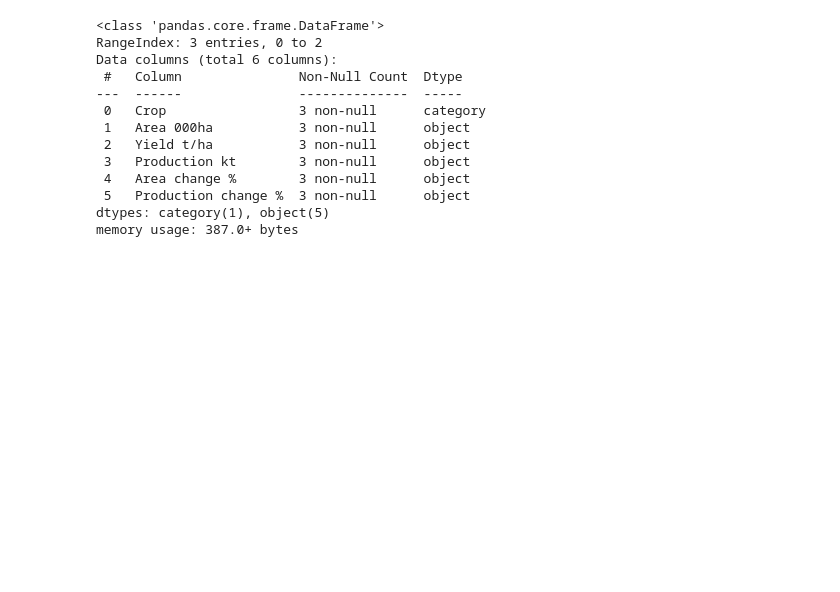
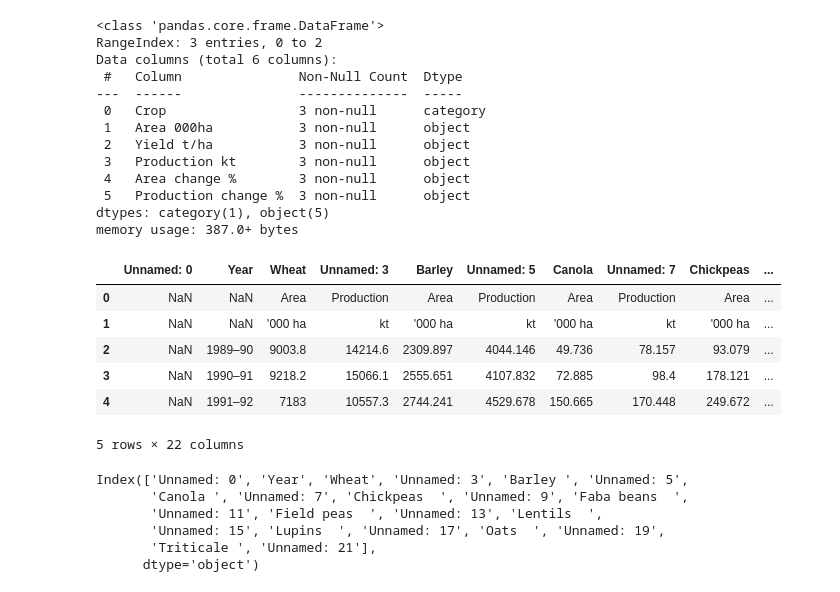
Before and after one commit to Moisebea/Crop_Report, a Jupyter notebook: OneDrive/Documents/Bureau/ABARES Dec Crop Report/Scraping_data.ipynb, the cells around one changed output. Saved outputs shown, nothing was run; the diff lists cells and outputs as text; code cells hidden in the pictures; blank space fills up the shorter version.

```diff
--- a/OneDrive/Documents/Bureau/ABARES Dec Crop Report/Scraping_data.ipynb
+++ b/OneDrive/Documents/Bureau/ABARES Dec Crop Report/Scraping_data.ipynb
@@ -848,3 +848,23 @@ Table_7.to_csv('Summer crop forecasts Queensland.csv',index=False,encoding='utf-
 Table_8.to_csv('Winter crop forecasts Victoria.csv',index=False,encoding='utf-8')
 Table_9.to_csv('Winter crop forecasts SA.csv',index=False,encoding='utf-8')
 Table_10.to_csv('Winter crop forecasts WA.csv',index=False,encoding='utf-8')
+# %%
+Table_11 = pd.read_excel(fichier, sheet_name='Table 11', skiprows=7, skipfooter=1)
+Table_11.head()
+# %% [output]
+|  | Unnamed: 0 | Year | Wheat | Unnamed: 3 | Barley | Unnamed: 5 | Canola | Unnamed: 7 | Chickpeas | ... |
+| 0 | NaN | NaN | Area | Production | Area | Production | Area | Production | Area | ... |
+| 1 | NaN | NaN | '000 ha | kt | '000 ha | kt | '000 ha | kt | '000 ha | ... |
+| 2 | NaN | 1989–90 | 9003.8 | 14214.6 | 2309.897 | 4044.146 | 49.736 | 78.157 | 93.079 | ... |
+| 3 | NaN | 1990–91 | 9218.2 | 15066.1 | 2555.651 | 4107.832 | 72.885 | 98.4 | 178.121 | ... |
+| 4 | NaN | 1991–92 | 7183 | 10557.3 | 2744.241 | 4529.678 | 150.665 | 170.448 | 249.672 | ... |
+5 rows × 22 columns
+# %%
+Table_11.columns
+# %% [output]
+Index(['Unnamed: 0', 'Year', 'Wheat', 'Unnamed: 3', 'Barley ', 'Unnamed: 5',
+       'Canola ', 'Unnamed: 7', 'Chickpeas  ', 'Unnamed: 9', 'Faba beans  ',
+       'Unnamed: 11', 'Field peas  ', 'Unnamed: 13', 'Lentils  ',
+       'Unnamed: 15', 'Lupins  ', 'Unnamed: 17', 'Oats  ', 'Unnamed: 19',
+       'Triticale ', 'Unnamed: 21'],
+      dtype='object')
```
Also changed, not shown: parts of 11 cells of this notebook, 1 other file.
